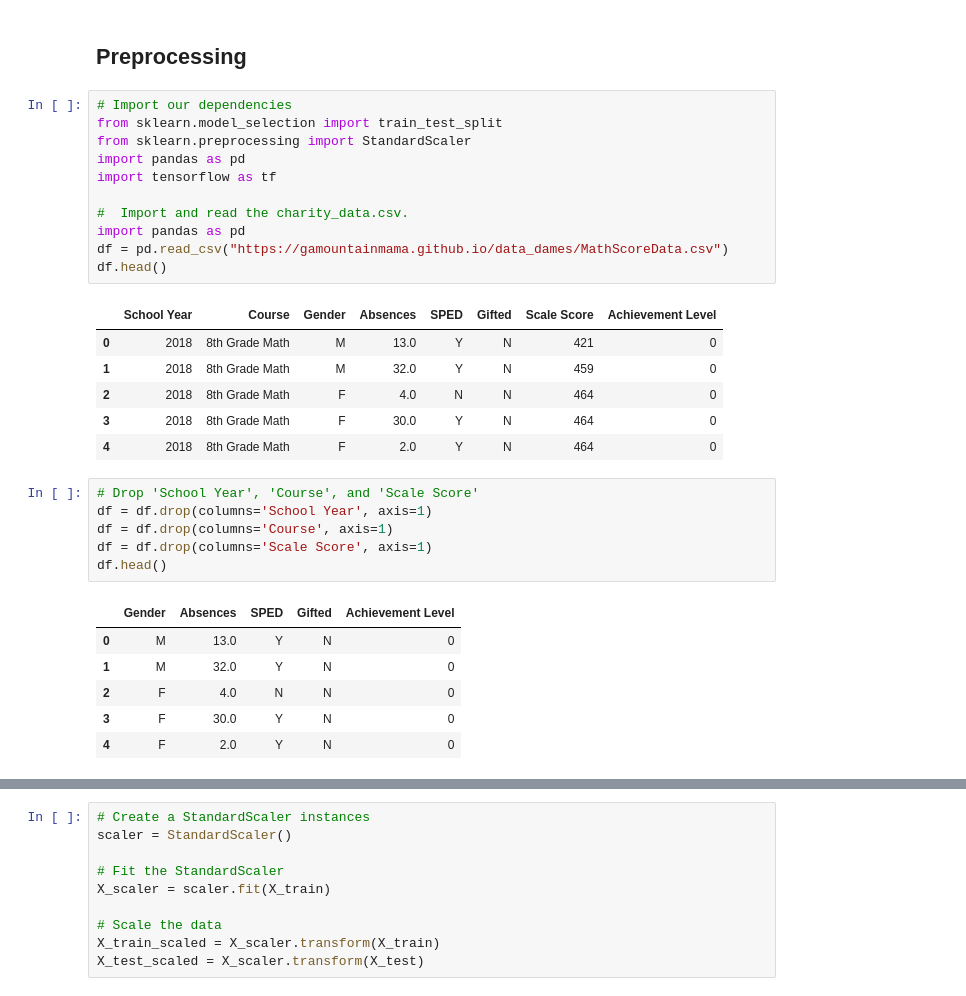
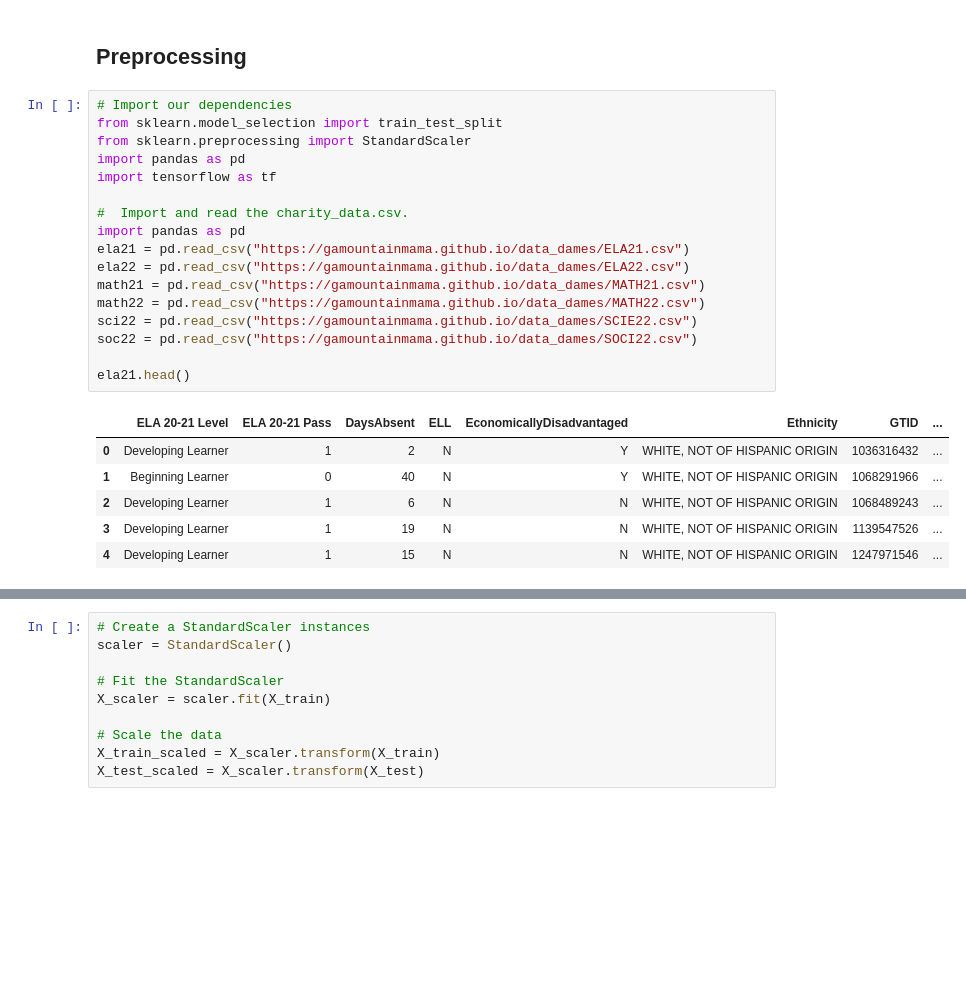
Before and after one commit to gamountainmama/data_dames, a Jupyter notebook: ed_data_working_model2.ipynb, the cells around one changed output, grey strips where cells are left out. Drawn from its saved outputs; the diff is of its cells as text; blank space fills up the shorter version.

Commit message:
updated with 21-22 data

```diff
--- a/ed_data_working_model2.ipynb
+++ b/ed_data_working_model2.ipynb
@@ -5,31 +5,24 @@
 # %%
 # Import our dependencies
 from sklearn.model_selection import train_test_split
 from sklearn.preprocessing import StandardScaler
 import pandas as pd
 import tensorflow as tf
 
 #  Import and read the charity_data.csv.
 import pandas as pd
-df = pd.read_csv("https://gamountainmama.github.io/data_dames/MathScoreData.csv")
-df.head()
+ela21 = pd.read_csv("https://gamountainmama.github.io/data_dames/ELA21.csv")
+ela22 = pd.read_csv("https://gamountainmama.github.io/data_dames/ELA22.csv")
+math21 = pd.read_csv("https://gamountainmama.github.io/data_dames/MATH21.csv")
+math22 = pd.read_csv("https://gamountainmama.github.io/data_dames/MATH22.csv")
+sci22 = pd.read_csv("https://gamountainmama.github.io/data_dames/SCIE22.csv")
+soc22 = pd.read_csv("https://gamountainmama.github.io/data_dames/SOCI22.csv")
+
+ela21.head()
 # %% [output]
-|  | School Year | Course | Gender | Absences | SPED | Gifted | Scale Score | Achievement Level |
-| 0 | 2018 | 8th Grade Math | M | 13.0 | Y | N | 421 | 0 |
-| 1 | 2018 | 8th Grade Math | M | 32.0 | Y | N | 459 | 0 |
-| 2 | 2018 | 8th Grade Math | F | 4.0 | N | N | 464 | 0 |
-| 3 | 2018 | 8th Grade Math | F | 30.0 | Y | N | 464 | 0 |
-| 4 | 2018 | 8th Grade Math | F | 2.0 | Y | N | 464 | 0 |
+|  | ELA 20-21 Level | ELA 20-21 Pass | DaysAbsent | ELL | EconomicallyDisadvantaged | Ethnicity | GTID | ... |
+| 0 | Developing Learner | 1 | 2 | N | Y | WHITE, NOT OF HISPANIC ORIGIN | 1036316432 | ... |
+| 1 | Beginning Learner | 0 | 40 | N | Y | WHITE, NOT OF HISPANIC ORIGIN | 1068291966 | ... |
+| 2 | Developing Learner | 1 | 6 | N | N | WHITE, NOT OF HISPANIC ORIGIN | 1068489243 | ... |
+| 3 | Developing Learner | 1 | 19 | N | N | WHITE, NOT OF HISPANIC ORIGIN | 1139547526 | ... |
+| 4 | Developing Learner | 1 | 15 | N | N | WHITE, NOT OF HISPANIC ORIGIN | 1247971546 | ... |
-# %%
-# Drop 'School Year', 'Course', and 'Scale Score'
-df = df.drop(columns='School Year', axis=1)
-df = df.drop(columns='Course', axis=1)
-df = df.drop(columns='Scale Score', axis=1)
-df.head()
-# %% [output]
-|  | Gender | Absences | SPED | Gifted | Achievement Level |
-| 0 | M | 13.0 | Y | N | 0 |
-| 1 | M | 32.0 | Y | N | 0 |
-| 2 | F | 4.0 | N | N | 0 |
-| 3 | F | 30.0 | Y | N | 0 |
-| 4 | F | 2.0 | Y | N | 0 |
```
Also changed, not shown: parts of 9 cells of this notebook.
